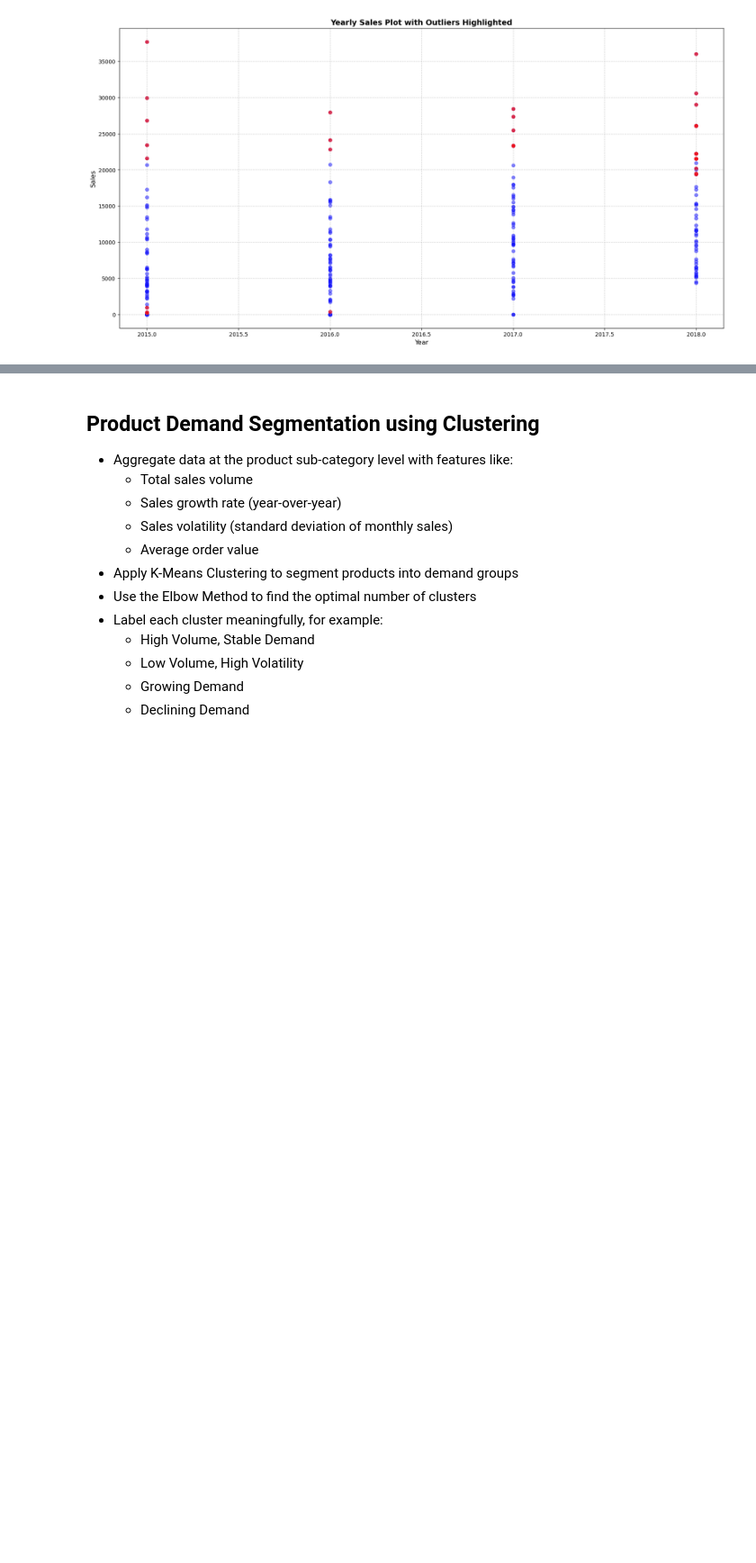
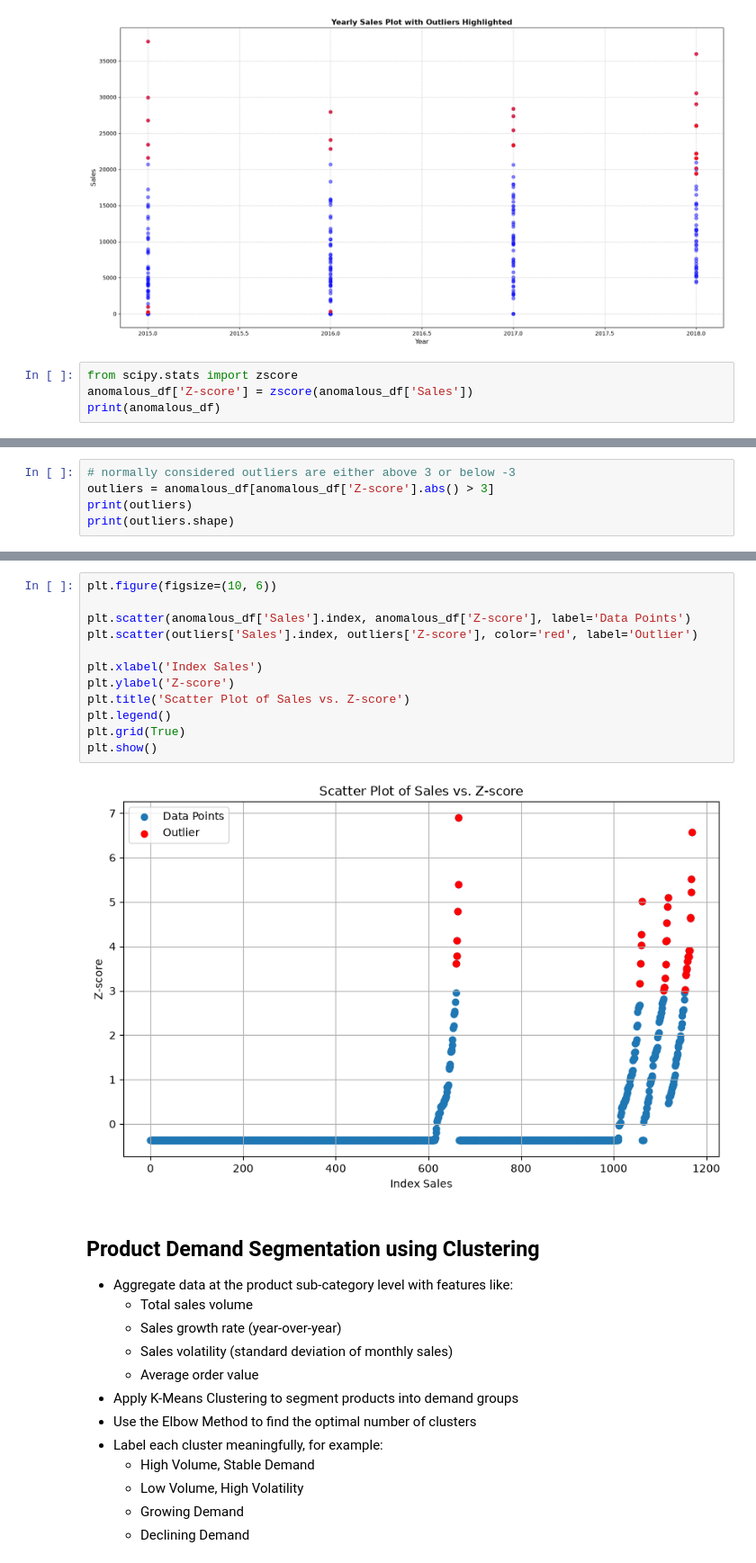
Before and after one commit to ProfessionalPallav20014/Sales-Forecasting-PallavDas, a Jupyter notebook: salesforecasting-pallavdas.ipynb, the cells around one changed output, grey strips where cells are left out. Shown at 90% size. Saved outputs shown, nothing was run; the diff lists cells and outputs as text; blank space fills up the shorter version.

Commit message:
z score added

```diff
--- a/salesforecasting-pallavdas.ipynb
+++ b/salesforecasting-pallavdas.ipynb
@@ -1657,3 +1655,7 @@ plt.grid(True, linestyle='--', alpha=0.6)
 plt.show()
 # %% [output]
 [figure]
+# %%
+from scipy.stats import zscore
+anomalous_df['Z-score'] = zscore(anomalous_df['Sales'])
+print(anomalous_df)
@@ -1659,0 +1677,5 @@ plt.show()
+# %%
+# normally considered outliers are either above 3 or below -3
+outliers = anomalous_df[anomalous_df['Z-score'].abs() > 3]
+print(outliers)
+print(outliers.shape)
@@ -1660,3 +1700,17 @@ plt.show()
+# %%
+plt.figure(figsize=(10, 6))
+
+plt.scatter(anomalous_df['Sales'].index, anomalous_df['Z-score'], label='Data Points')
+plt.scatter(outliers['Sales'].index, outliers['Z-score'], color='red', label='Outlier')
+
+plt.xlabel('Index Sales')
+plt.ylabel('Z-score')
+plt.title('Scatter Plot of Sales vs. Z-score')
+plt.legend()
+plt.grid(True)
+plt.show()
+# %% [output]
+[figure, added]
 # %% [markdown]
 ## Product Demand Segmentation using Clustering
 - Aggregate data at the product sub-category level with features like:
```
Also changed, not shown: parts of 30 cells of this notebook, 1 other file.
